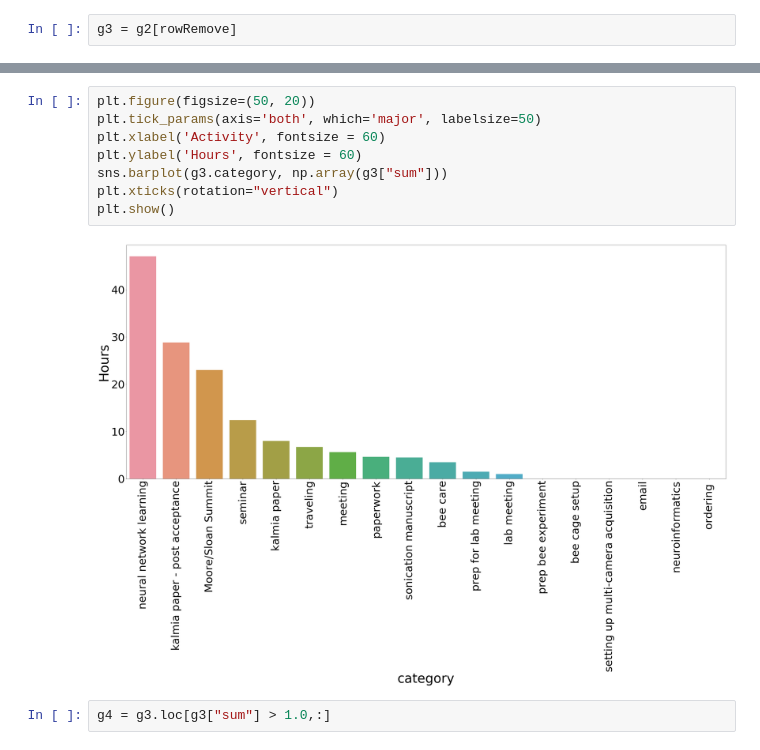
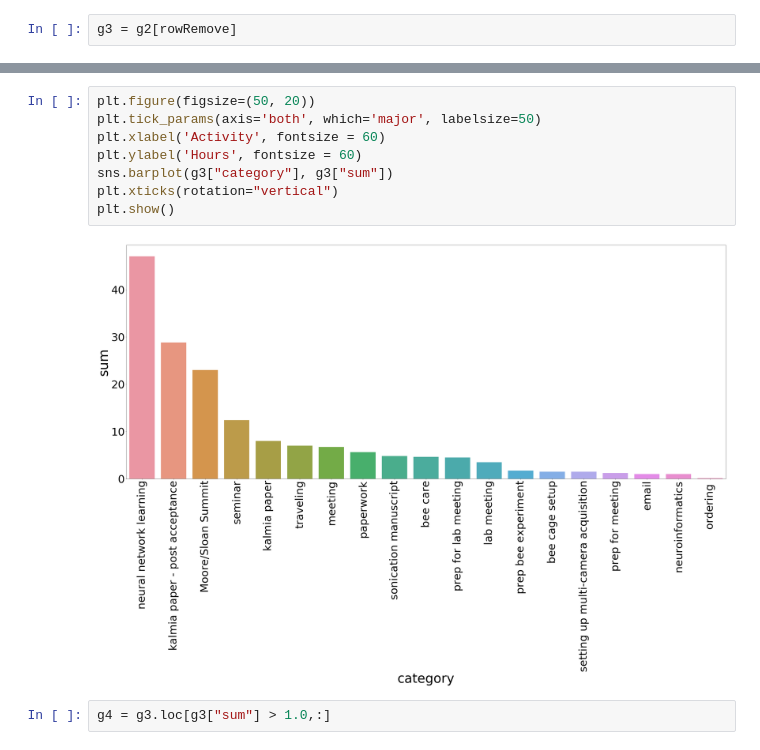
Before and after one commit to callinSwitzer/GarbageCollector, a Jupyter notebook: Time Inventory.ipynb, the cells around one changed output, grey strips where cells are left out. Saved outputs shown, nothing was run; the diff lists cells and outputs as text.

```diff
--- a/Time Inventory.ipynb
+++ b/Time Inventory.ipynb
@@ -237,13 +238,13 @@ dailyHours.sort_values("sum")
 # %%
 plt.figure(figsize=(50, 20))
 plt.tick_params(axis='both', which='major', labelsize=50)
 plt.xlabel('Activity', fontsize = 60)
 plt.ylabel('Hours', fontsize = 60)
-sns.barplot(g3.category, np.array(g3["sum"]))
+sns.barplot(g3["category"], g3["sum"])
 plt.xticks(rotation="vertical")
 plt.show()
 # %% [output]
-[figure, old version]
+[figure, new version]
 # %%
 g4 = g3.loc[g3["sum"] > 1.0,:]
 # %%
```
Also changed, not shown: parts of 10 cells of this notebook.
